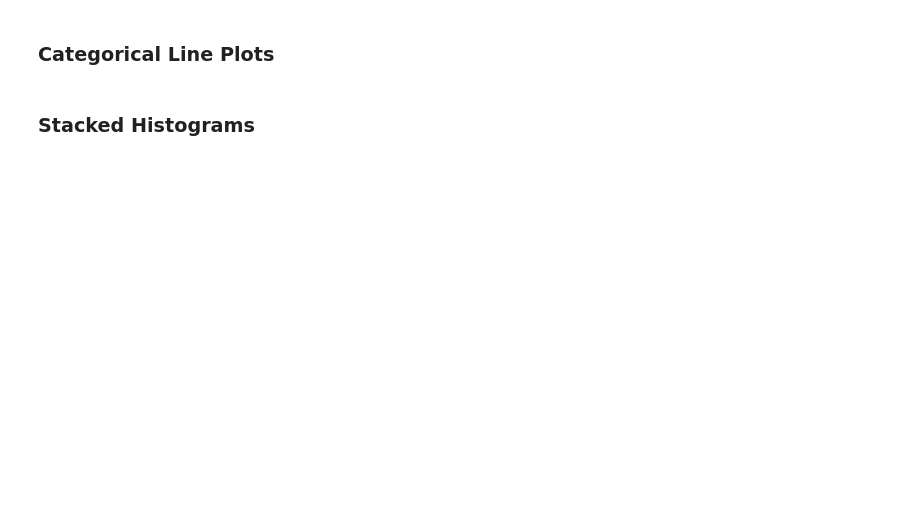
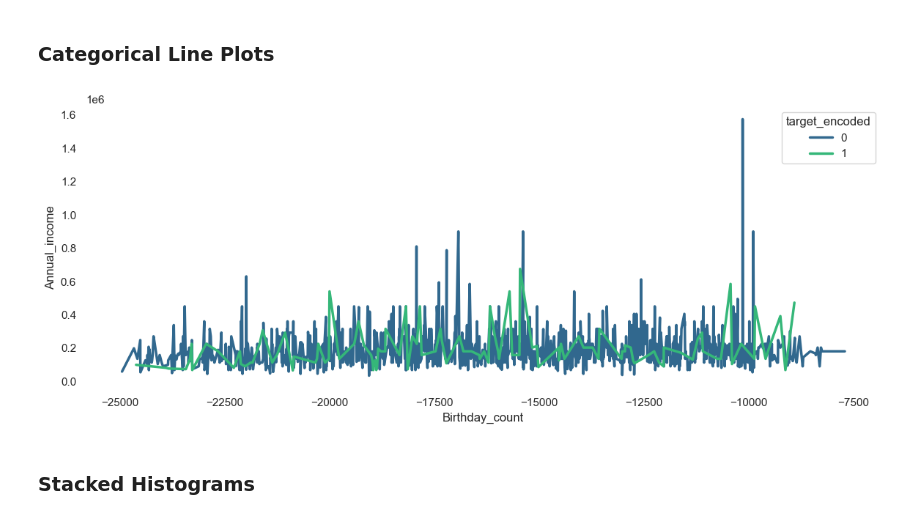
Before and after one commit to DerekSanchez/250419-Credit-Card-Approval-Prediction, a Jupyter notebook: notebook/EDA.ipynb, the cells around one changed output. Cells and saved outputs as stored; diff of their text form; code cells hidden in the pictures; blank space fills up the shorter version.

```diff
--- a/notebook/EDA.ipynb
+++ b/notebook/EDA.ipynb
@@ -576,22 +563,24 @@ for x_var, y_var in pairs:
 # %%
 plt.figure(figsize = (14, 5))
 
 sns.lineplot(
-    x = 'tenure',
-    y ='MonthlyCharges',
-    hue = 'Churn',
+    x = 'Birthday_count', # numerical
+    y ='Annual_income', # numerical
+    hue = 'target_encoded', # target
     data = df,
     errorbar = None,
     palette = 'viridis',
     linewidth = 2.5
     )
 
 plt.gca().spines['top'].set_visible(False)
 plt.gca().spines['right'].set_visible(False)
 plt.gca().spines['left'].set_visible(False)
 plt.gca().spines['bottom'].set_visible(False)
 
 plt.show()
+# %% [output]
+[figure, added]
 # %% [markdown]
 ### Stacked Histograms
 # %%
```
Also changed, not shown: parts of 15 cells of this notebook.
